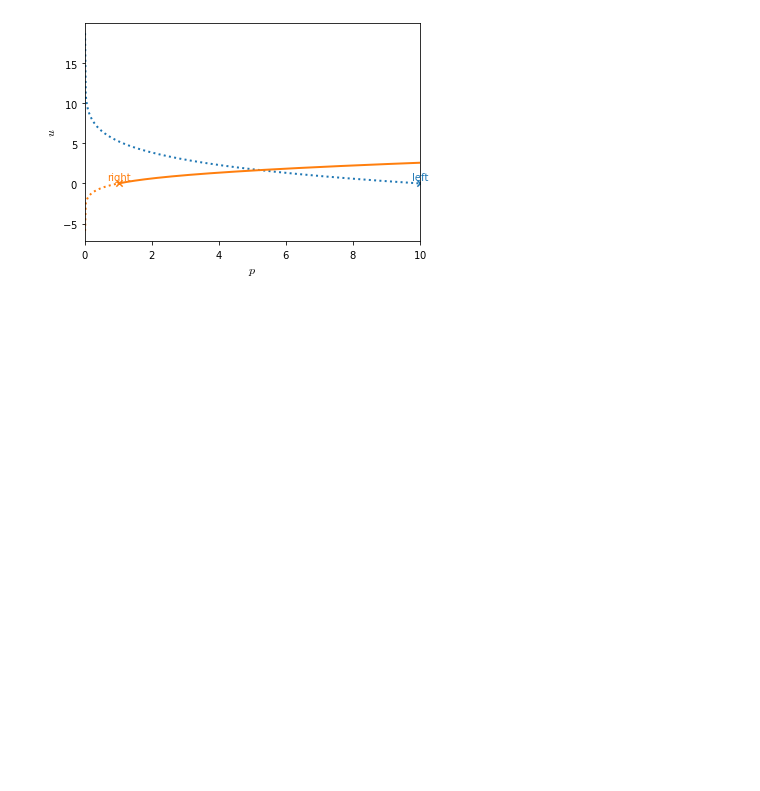
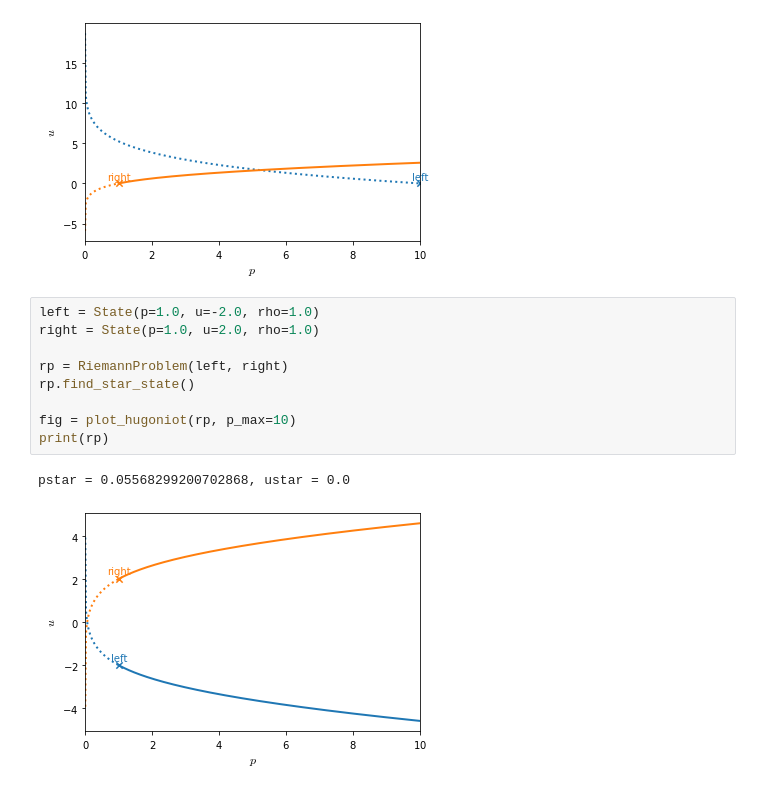
Before and after one commit to zingale/comp_astro_tutorial, a Jupyter notebook: content/advection_euler/euler/euler-riemann.ipynb, the cells around one changed output. Saved outputs shown, nothing was run; the diff lists cells and outputs as text; blank space fills up the shorter version.

```diff
--- a/content/advection_euler/euler/euler-riemann.ipynb
+++ b/content/advection_euler/euler/euler-riemann.ipynb
@@ -298,3 +298,15 @@ print(rp)
 # %% [output]
 pstar = 5.2191112238136865, ustar = 1.6596103391841412
 [figure]
+# %%
+left = State(p=1.0, u=-2.0, rho=1.0)
+right = State(p=1.0, u=2.0, rho=1.0)
+
+rp = RiemannProblem(left, right)
+rp.find_star_state()
+
+fig = plot_hugoniot(rp, p_max=10)
+print(rp)
+# %% [output]
+pstar = 0.05568299200702868, ustar = 0.0
+[figure, added]
```
Also changed, not shown: 3 other files.
